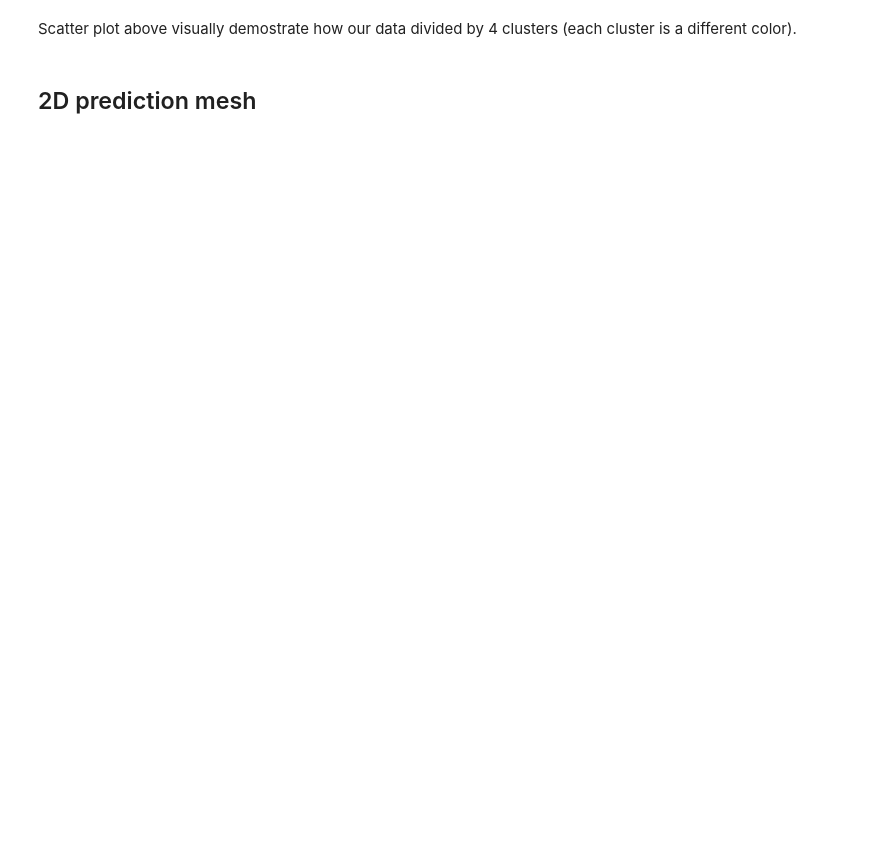
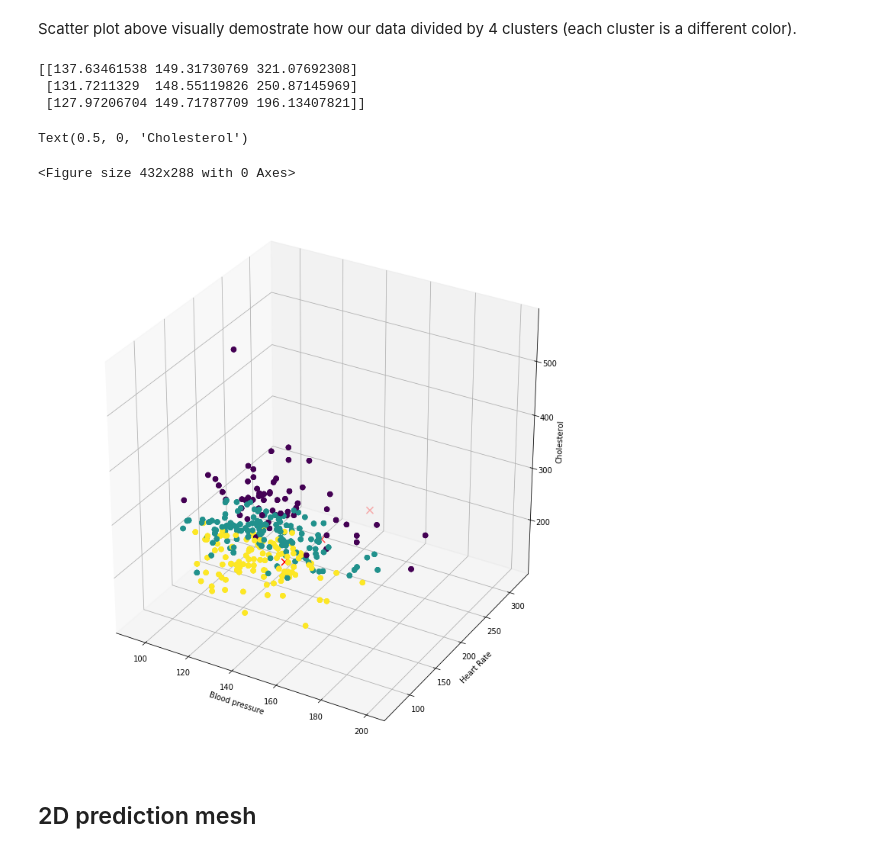
Before and after one commit to daryna05/HEALTHCARE_PR2, a Jupyter notebook: Project2_prep_final.ipynb, the cells around one changed output. Drawn from its saved outputs; the diff is of its cells as text; code cells hidden in the pictures; blank space fills up the shorter version.

```diff
--- a/Project2_prep_final.ipynb
+++ b/Project2_prep_final.ipynb
@@ -666,20 +781,29 @@ Scatter plot above visually demostrate how our data divided by 4 clusters (each
 # %%
 # Create scatterplot to present the random cendroids in the plot with red marker being random cendroids
 from mpl_toolkits.mplot3d import Axes3D
 import matplotlib.pyplot as plt
 subdata = heart_data[['bl_pres','heart_rate','cholest']]
 kmeans = KMeans(n_clusters=3).fit(subdata)
 centroids = kmeans.cluster_centers_
 print(centroids)
 fig = plt.figure()
 fig = plt.figure(figsize=(10, 10))
+plt.title('3D K Mean Classification')
 ax = fig.add_subplot(111, projection = '3d')
 ax = Axes3D(fig)
 ax.scatter(subdata['bl_pres'], subdata['heart_rate'],subdata['cholest'], c= kmeans.labels_.astype(float), s=40, alpha=1)
 ax.scatter(centroids[:, 0], centroids[:, 2],centroids[:, 1], marker="x", c='red', s=80)
 ax.set_xlabel('Blood pressure')
 ax.set_ylabel('Heart Rate')
 ax.set_zlabel('Cholesterol')
+#ax.title('K Mean Classification')
+# %% [output]
+[[137.63461538 149.31730769 321.07692308]
+ [131.7211329  148.55119826 250.87145969]
+ [127.97206704 149.71787709 196.13407821]]
+Text(0.5, 0, 'Cholesterol')
+<Figure size 432x288 with 0 Axes>
+[figure, added]
 # %% [markdown]
 ## 2D prediction mesh
 # %%
```
Also changed, not shown: parts of 60 cells of this notebook.
